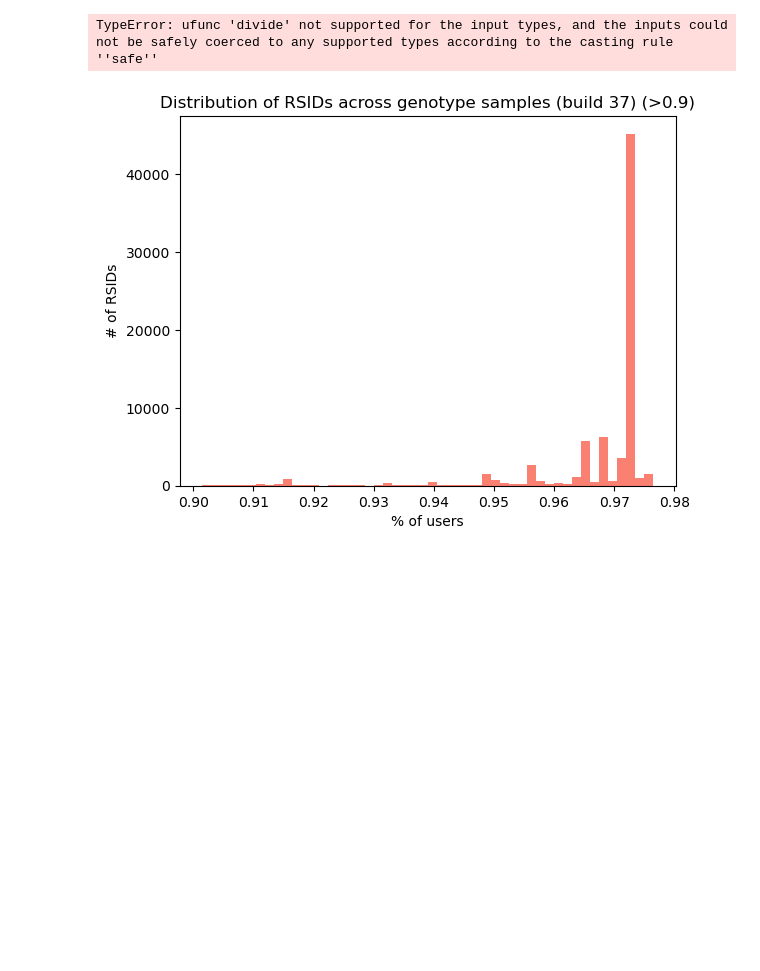
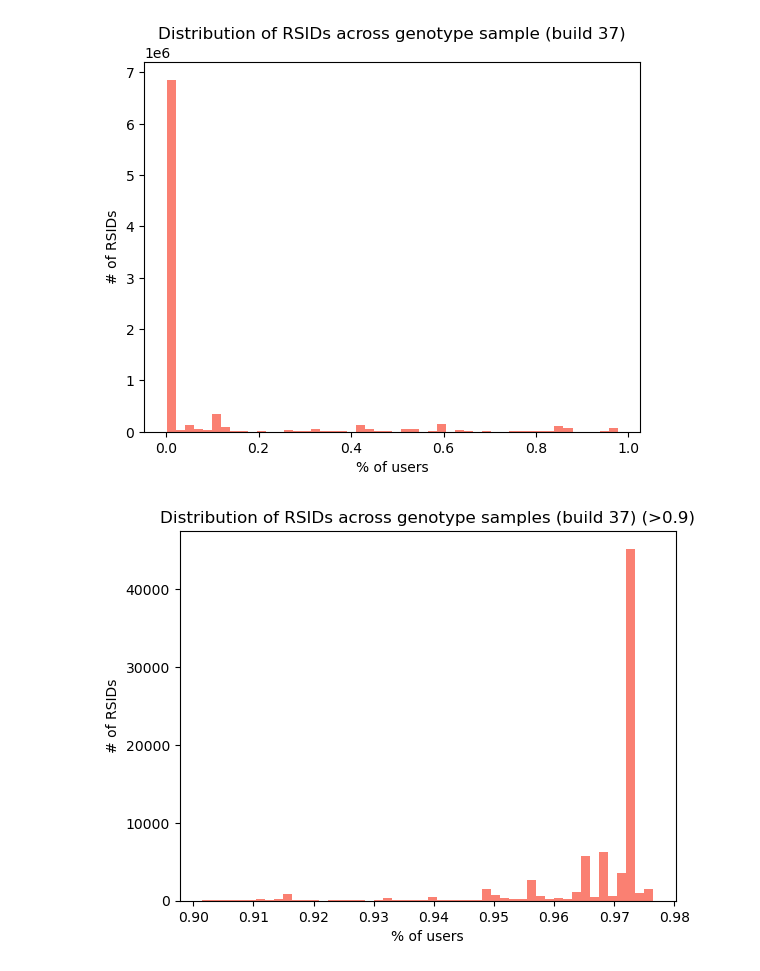
Before and after one commit to Fzhou1997/Masters-Research-Genomic-Privacy, a Jupyter notebook: src2/rsid_graphs.ipynb, the cells around one changed output. Saved outputs shown, nothing was run; the diff lists cells and outputs as text; code cells hidden in the pictures; blank space fills up the shorter version.

```diff
--- a/src2/rsid_graphs.ipynb
+++ b/src2/rsid_graphs.ipynb
@@ -1,16 +1,16 @@
 # %%
 import matplotlib.pyplot as plt
 import dist
 
-DIST_PATH = '../data/opensnp/out/rsids_build37_680samples.csv'
-distribution = dist.rsid.from_csv(DIST_PATH)
+OUT_PATH = '../data/opensnp/out'
+distribution = dist.rsid.from_csv(OUT_PATH, build=37)
 
 normalized_data = distribution.data / distribution.count
 plt.hist(normalized_data.values, bins=50, color='salmon')
 plt.xlabel('% of users')
 plt.ylabel('# of RSIDs')
 plt.title('Distribution of RSIDs across genotype sample (build 37)')
 plt.show()
 # %% [output]
-TypeError: ufunc 'divide' not supported for the input types, and the inputs could not be safely coerced to any supported types according to the casting rule ''safe''
+[figure, added]
 # %%
```
Also changed, not shown: parts of 1 cell of this notebook.
